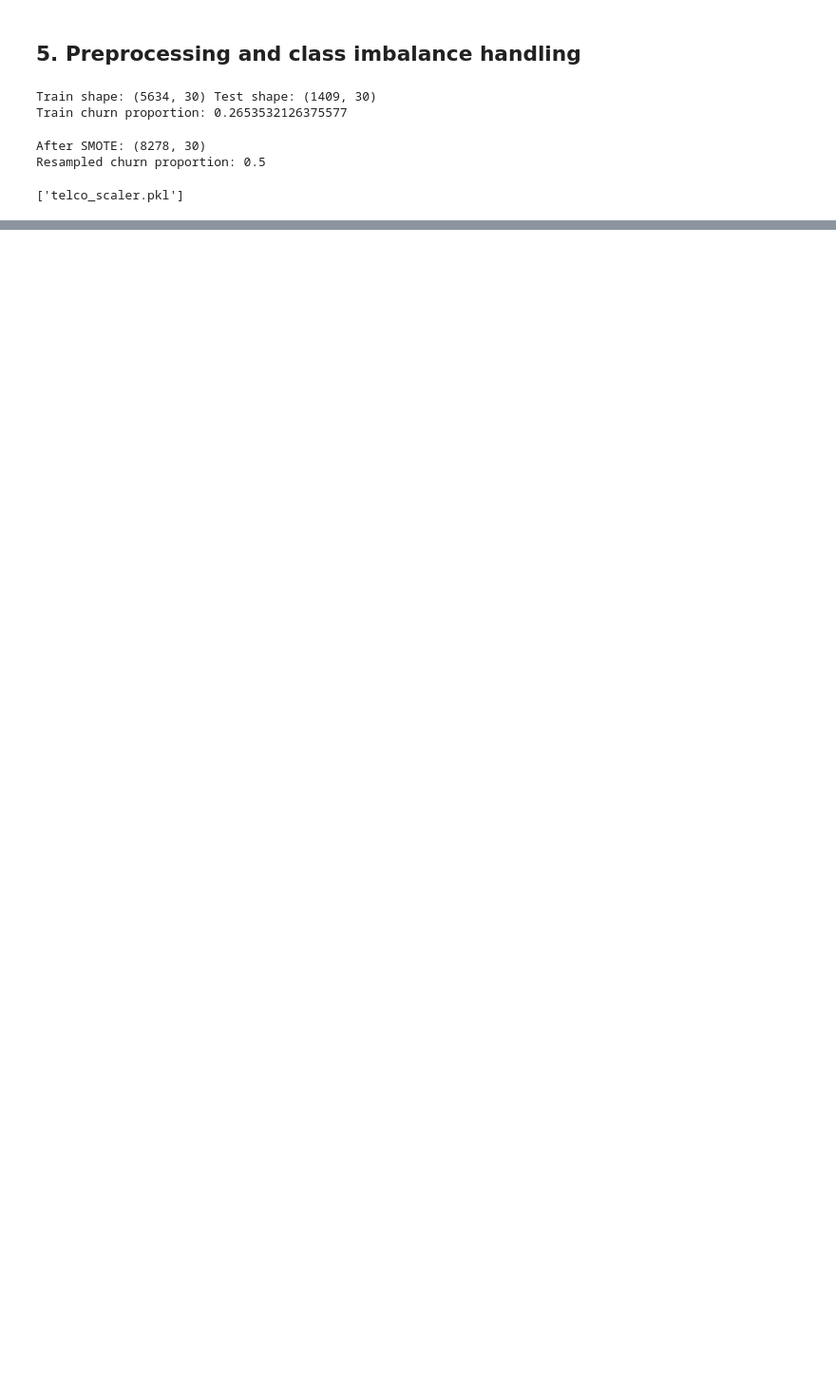
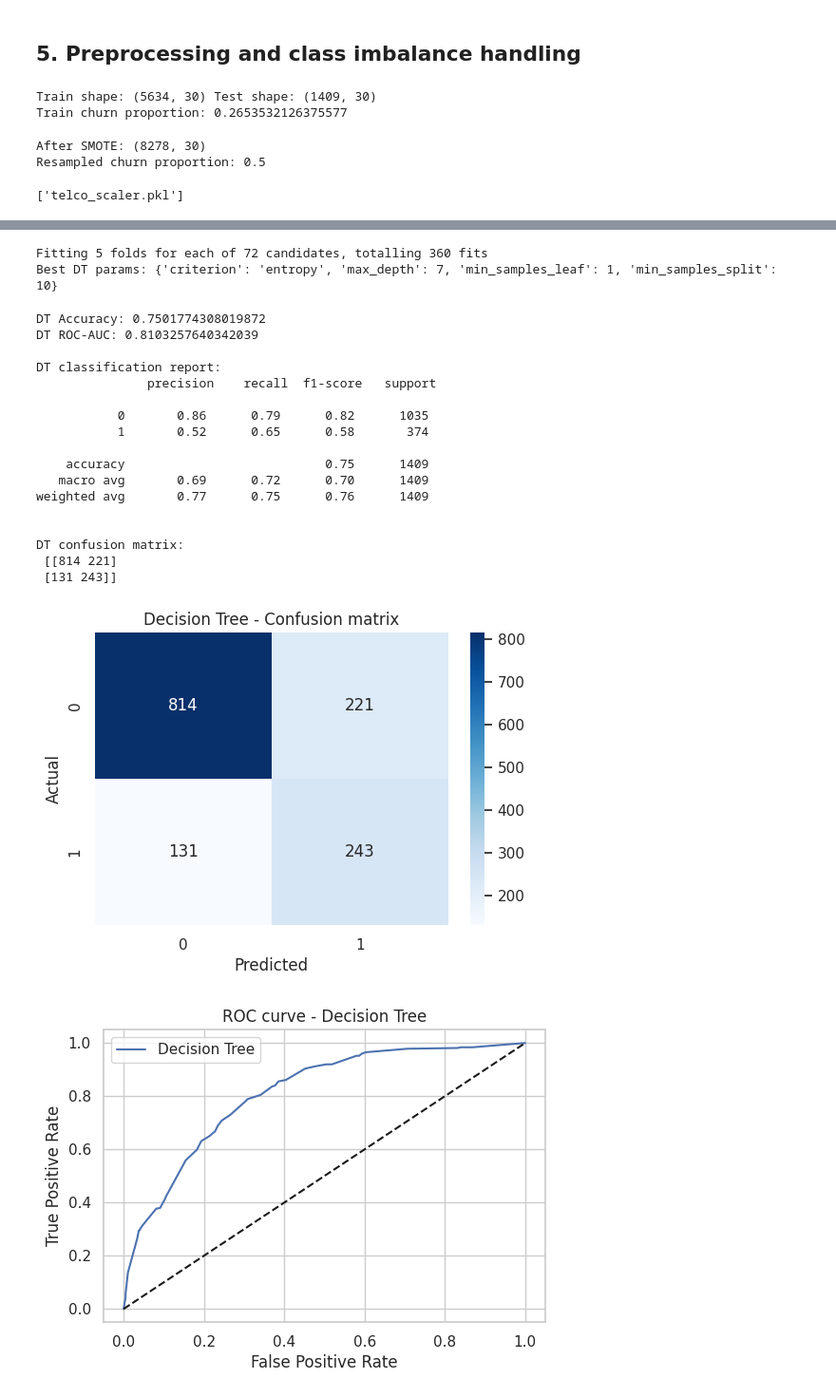
Before and after one commit to DinithYM/ML-CW, a Jupyter notebook: CM2604_CW.ipynb, the cells around one changed output, grey strips where cells are left out. Shown at 95% size. Saved outputs shown, nothing was run; the diff lists cells and outputs as text; code cells hidden in the pictures; blank space fills up the shorter version.

Commit message:
Added tuned decision tree model with metrics, ROC and feature importance

```diff
--- a/CM2604_CW.ipynb
+++ b/CM2604_CW.ipynb
@@ -278,0 +281,75 @@ Resampled churn proportion: 0.5
+# %%
+dt = DecisionTreeClassifier(random_state=RANDOM_STATE)
+
+param_grid_dt = {
+    "max_depth": [3, 5, 7, None],
+    "min_samples_split": [2, 5, 10],
+    "min_samples_leaf": [1, 2, 4],
+    "criterion": ["gini", "entropy"]
+}
+
+grid_dt = GridSearchCV(
+    estimator=dt,
+    param_grid=param_grid_dt,
+    cv=5,
+    scoring="roc_auc",
+    n_jobs=-1,
+    verbose=1
+)
+
+grid_dt.fit(X_train_res, y_train_res)
+
+best_dt = grid_dt.best_estimator_
+joblib.dump(best_dt, "telco_best_dt.pkl")
+
+print("Best DT params:", grid_dt.best_params_)
+# %% [output]
+Fitting 5 folds for each of 72 candidates, totalling 360 fits
+Best DT params: {'criterion': 'entropy', 'max_depth': 7, 'min_samples_leaf': 1, 'min_samples_split': 10}
+# %%
+y_pred_dt = best_dt.predict(X_test)
+y_proba_dt = best_dt.predict_proba(X_test)[:, 1]
+
+print("DT Accuracy:", accuracy_score(y_test, y_pred_dt))
+print("DT ROC-AUC:", roc_auc_score(y_test, y_proba_dt))
+print("\nDT classification report:\n", classification_report(y_test, y_pred_dt))
+print("\nDT confusion matrix:\n", confusion_matrix(y_test, y_pred_dt))
+
+# Confusion matrix heatmap
+cm_dt = confusion_matrix(y_test, y_pred_dt)
+sns.heatmap(cm_dt, annot=True, fmt="d", cmap="Blues")
+plt.title("Decision Tree - Confusion matrix")
+plt.xlabel("Predicted")
+plt.ylabel("Actual")
+plt.show()
+
+# ROC curve
+fpr_dt, tpr_dt, _ = roc_curve(y_test, y_proba_dt)
+plt.figure()
+plt.plot(fpr_dt, tpr_dt, label="Decision Tree")
+plt.plot([0,1], [0,1], "k--")
+plt.xlabel("False Positive Rate")
+plt.ylabel("True Positive Rate")
+plt.title("ROC curve - Decision Tree")
+plt.legend()
+plt.show()
+# %% [output]
+DT Accuracy: 0.7501774308019872
+DT ROC-AUC: 0.8103257640342039
+
+DT classification report:
+               precision    recall  f1-score   support
+
+           0       0.86      0.79      0.82      1035
+           1       0.52      0.65      0.58       374
+
+    accuracy                           0.75      1409
+   macro avg       0.69      0.72      0.70      1409
+weighted avg       0.77      0.75      0.76      1409
+
+
+DT confusion matrix:
+ [[814 221]
+ [131 243]]
+[figure, added]
+[figure, added]
```
Also changed, not shown: parts of 2 cells of this notebook.
